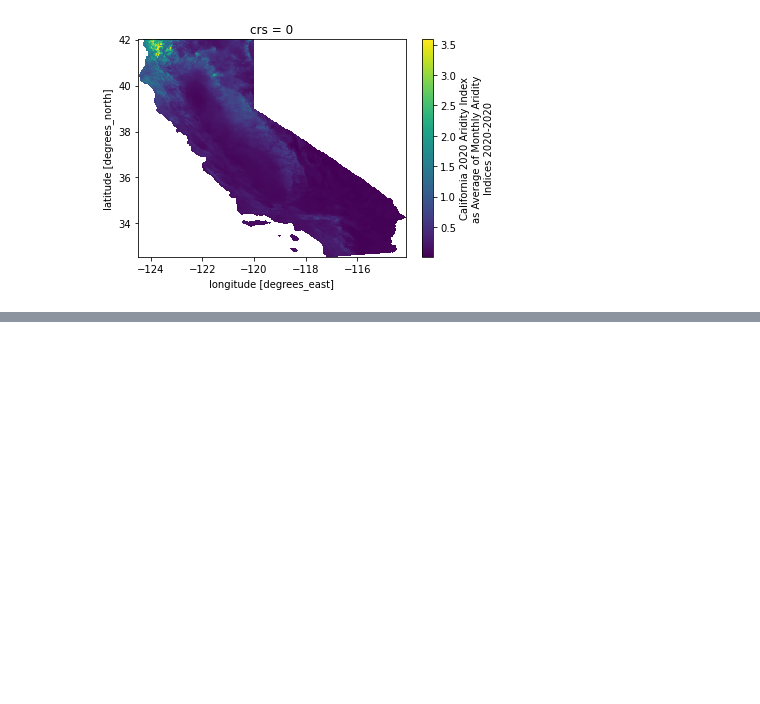
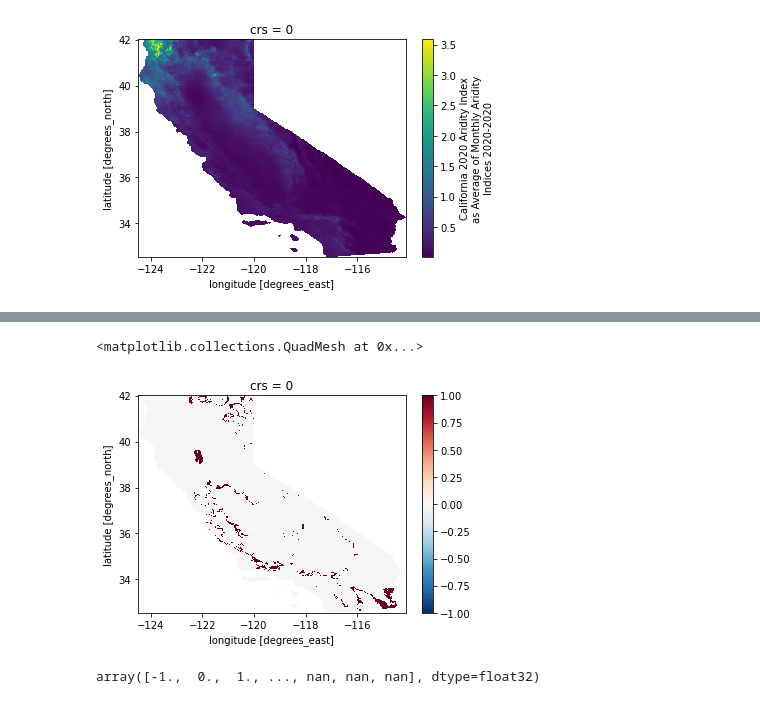
Before and after one commit to carmengg/PlanetComp_aridity_layer, a Jupyter notebook: ca_aridity_FUNCTIONS.ipynb, the cells around one changed output, grey strips where cells are left out. Cells and saved outputs as stored; diff of their text form; code cells hidden in the pictures; blank space fills up the shorter version.

```diff
--- a/ca_aridity_FUNCTIONS.ipynb
+++ b/ca_aridity_FUNCTIONS.ipynb
@@ -330,0 +297,10 @@ dtype('float32')
+# %%
+diff.plot()
+# %% [output]
+<matplotlib.collections.QuadMesh at 0x...>
+[figure, added]
+# %%
+array = diff.to_numpy()
+np.unique(array)
+# %% [output]
+array([-1.,  0.,  1., ..., nan, nan, nan], dtype=float32)
```
Also changed, not shown: parts of 37 cells of this notebook, 1 other file.
